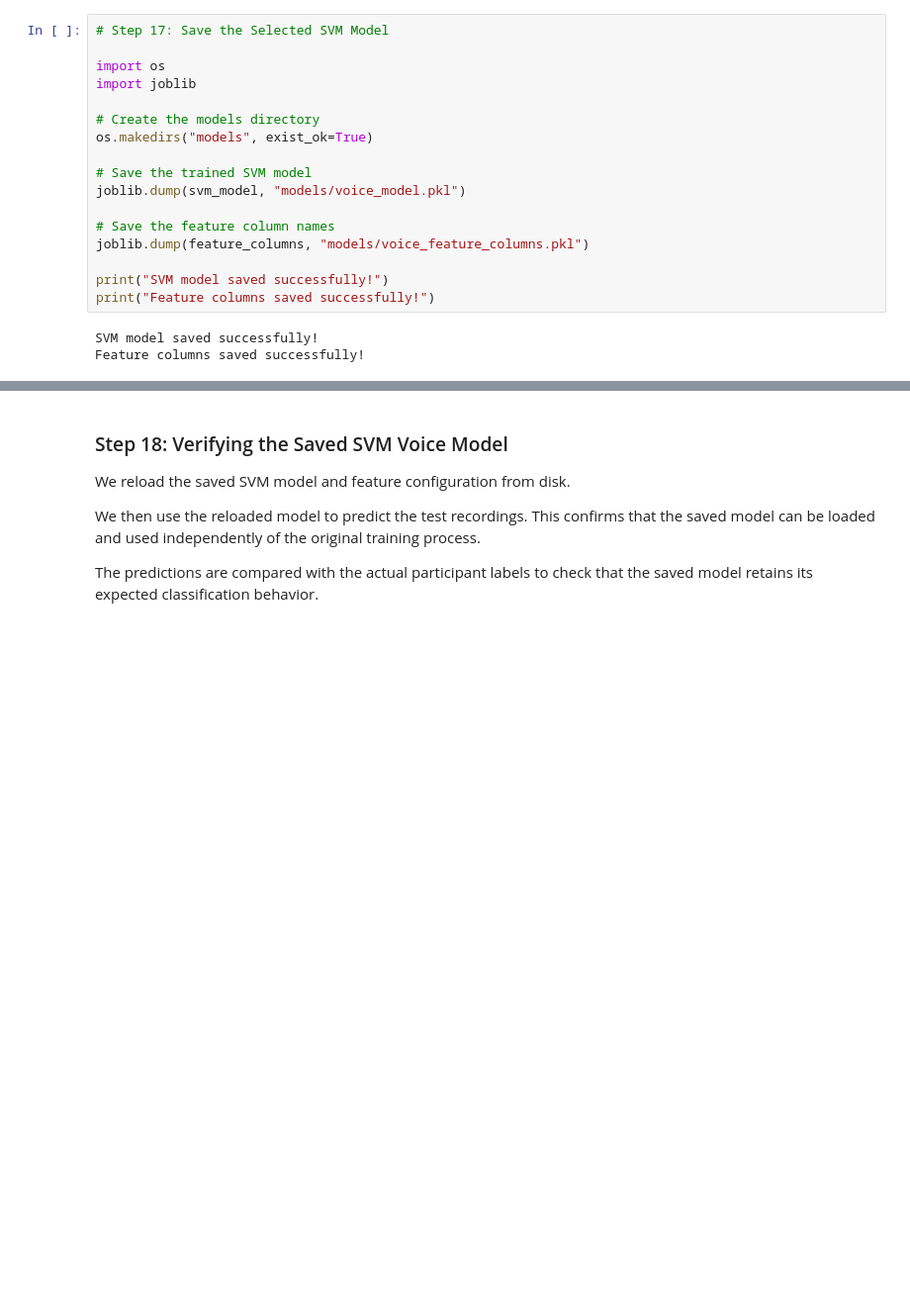
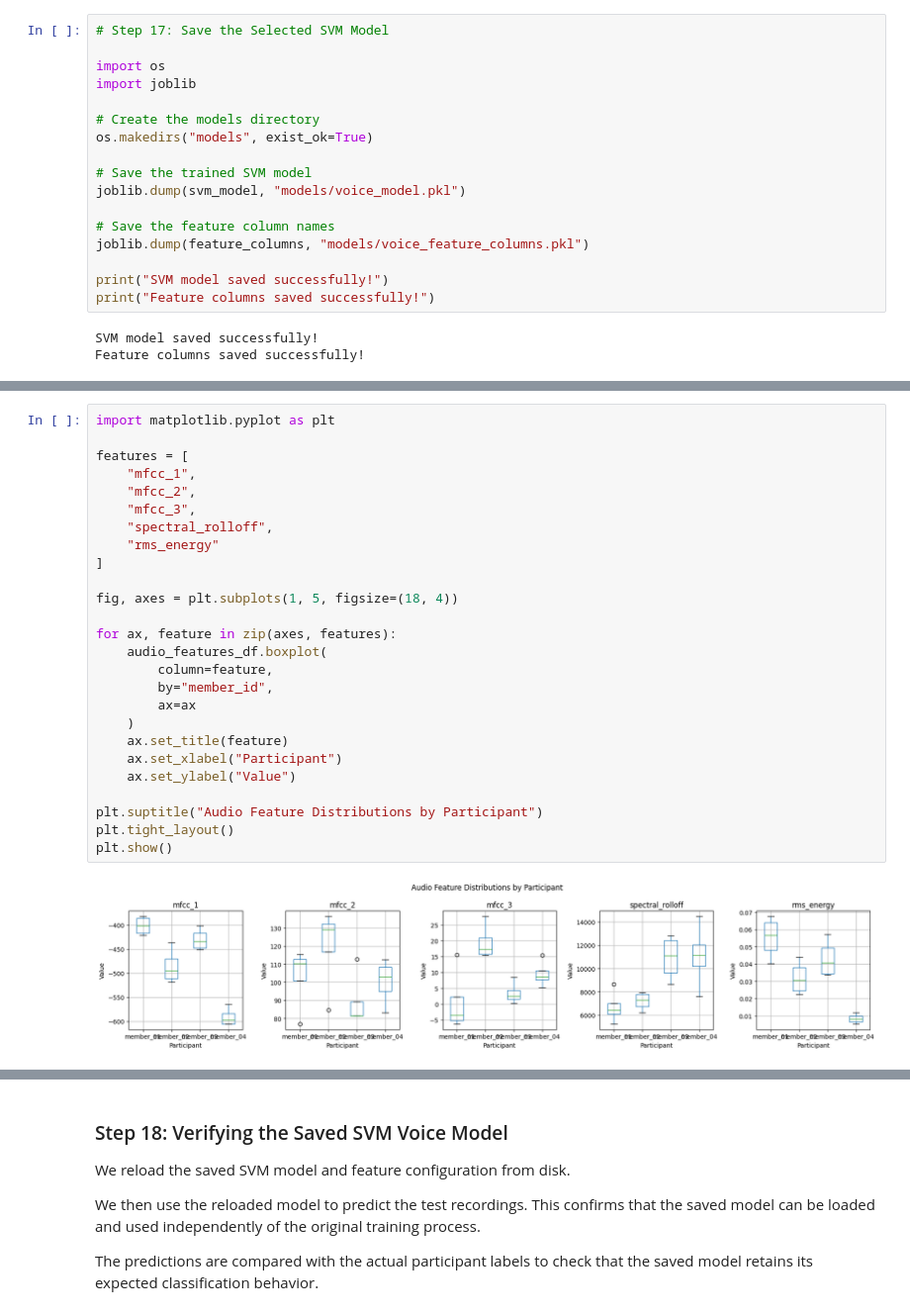
Before and after one commit to Divine-kuzo/Formative-2_grp-21_-Multimodal-Data-Preprocessing-, a Jupyter notebook: notebooks/Group_21_Audio_Preprocessing_Voice_Verification.ipynb, the cells around one changed output, grey strips where cells are left out. Shown at 99% size. Saved outputs shown, nothing was run; the diff lists cells and outputs as text; blank space fills up the shorter version.

```diff
--- a/notebooks/Group_21_Audio_Preprocessing_Voice_Verification.ipynb
+++ b/notebooks/Group_21_Audio_Preprocessing_Voice_Verification.ipynb
@@ -1324,0 +1699,28 @@ Feature columns saved successfully!
+# %%
+import matplotlib.pyplot as plt
+
+features = [
+    "mfcc_1",
+    "mfcc_2",
+    "mfcc_3",
+    "spectral_rolloff",
+    "rms_energy"
+]
+
+fig, axes = plt.subplots(1, 5, figsize=(18, 4))
+
+for ax, feature in zip(axes, features):
+    audio_features_df.boxplot(
+        column=feature,
+        by="member_id",
+        ax=ax
+    )
+    ax.set_title(feature)
+    ax.set_xlabel("Participant")
+    ax.set_ylabel("Value")
+
+plt.suptitle("Audio Feature Distributions by Participant")
+plt.tight_layout()
+plt.show()
+# %% [output]
+[figure, added]
```
Also changed, not shown: parts of 11 cells of this notebook.
